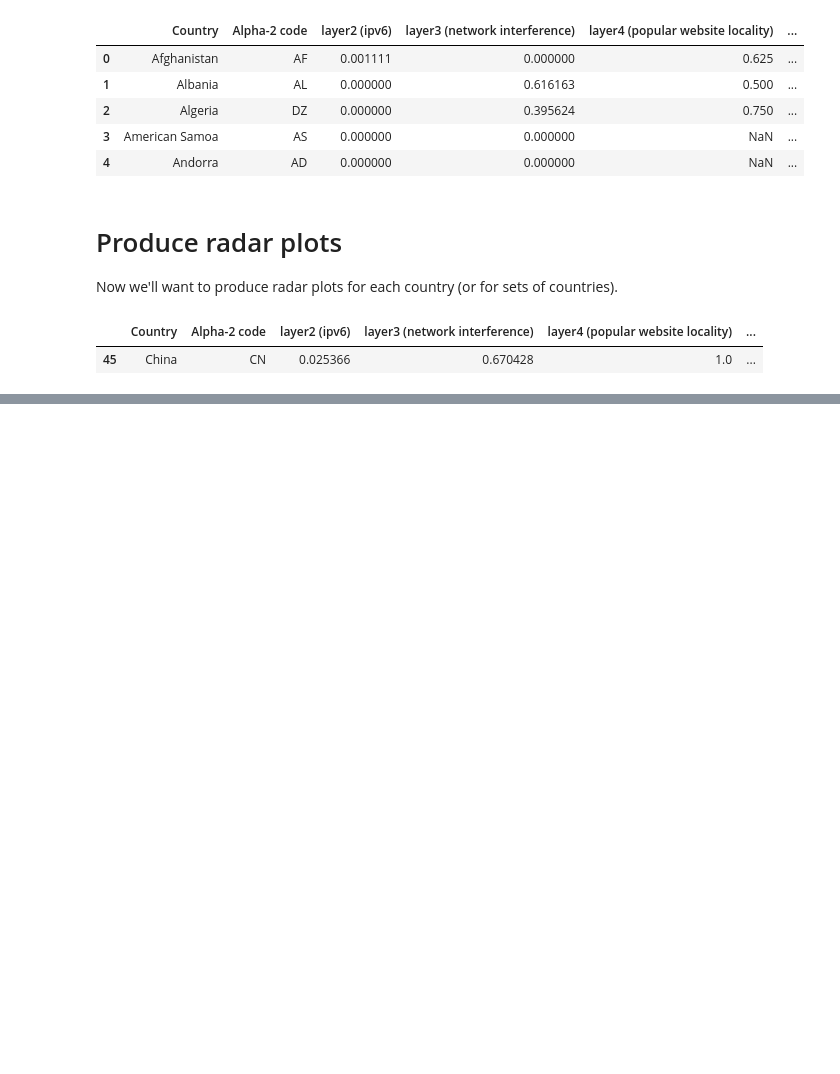
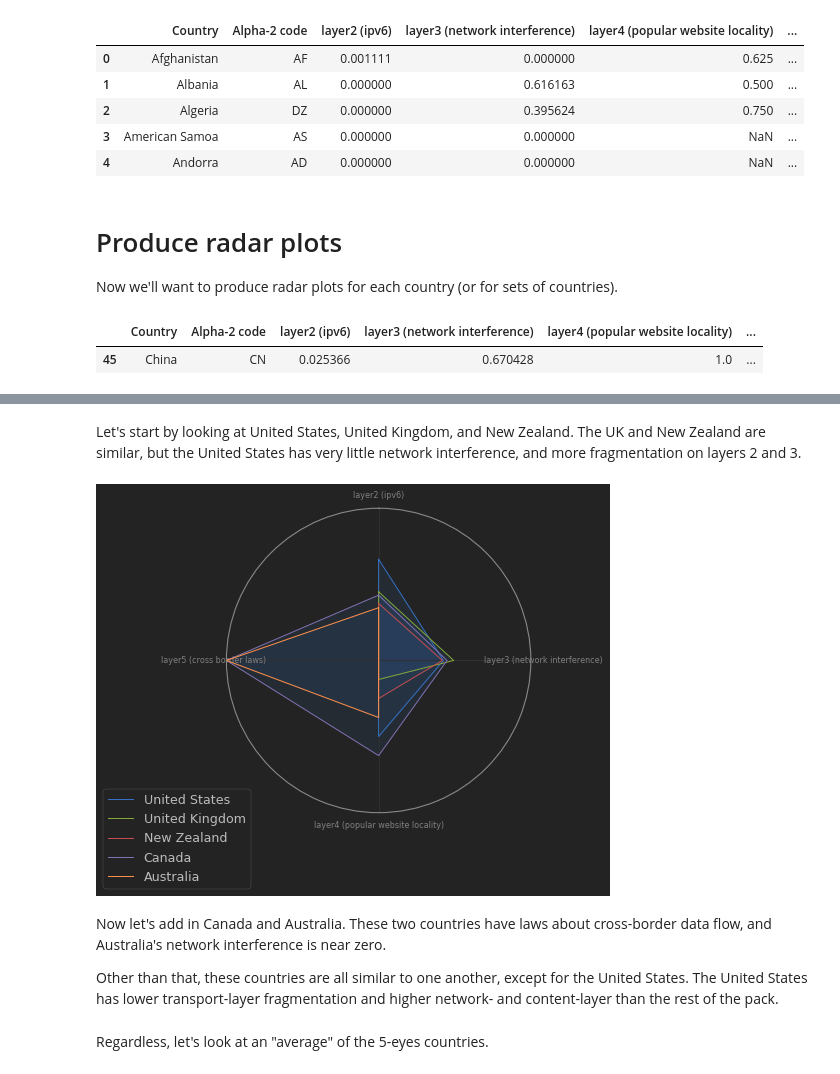
Before and after one commit to daylight-lab/III, a Jupyter notebook: analysis.ipynb, the cells around one changed output, grey strips where cells are left out. Cells and saved outputs as stored; diff of their text form; code cells hidden in the pictures; blank space fills up the shorter version.

```diff
--- a/analysis.ipynb
+++ b/analysis.ipynb
@@ -157,0 +189,23 @@ find_country('UY')
+# %% [markdown]
+Let's start by looking at United States, United Kingdom, and New Zealand. The UK
+and New Zealand are similar, but the United States has very little network
+interference, and more fragmentation on layers 2 and 3.
+# %%
+radar_plot(
+    find_country('US')\
+        .append(find_country('GB'))\
+        .append(find_country('NZ'))\
+        .append(find_country('CA'))\
+        .append(find_country('AU'))\
+)
+# %% [output]
+[figure, added]
+# %% [markdown]
+Now let's add in Canada and Australia. These two countries have laws about
+cross-border data flow, and Australia's network interference is near zero.
+
+Other than that, these countries are all similar to one another, except for the
+United States. The United States has lower transport-layer fragmentation and
+higher network- and content-layer than the rest of the pack.
+# %% [markdown]
+Regardless, let's look at an "average" of the 5-eyes countries.
```
Also changed, not shown: parts of 30 cells of this notebook, 2 other files.
